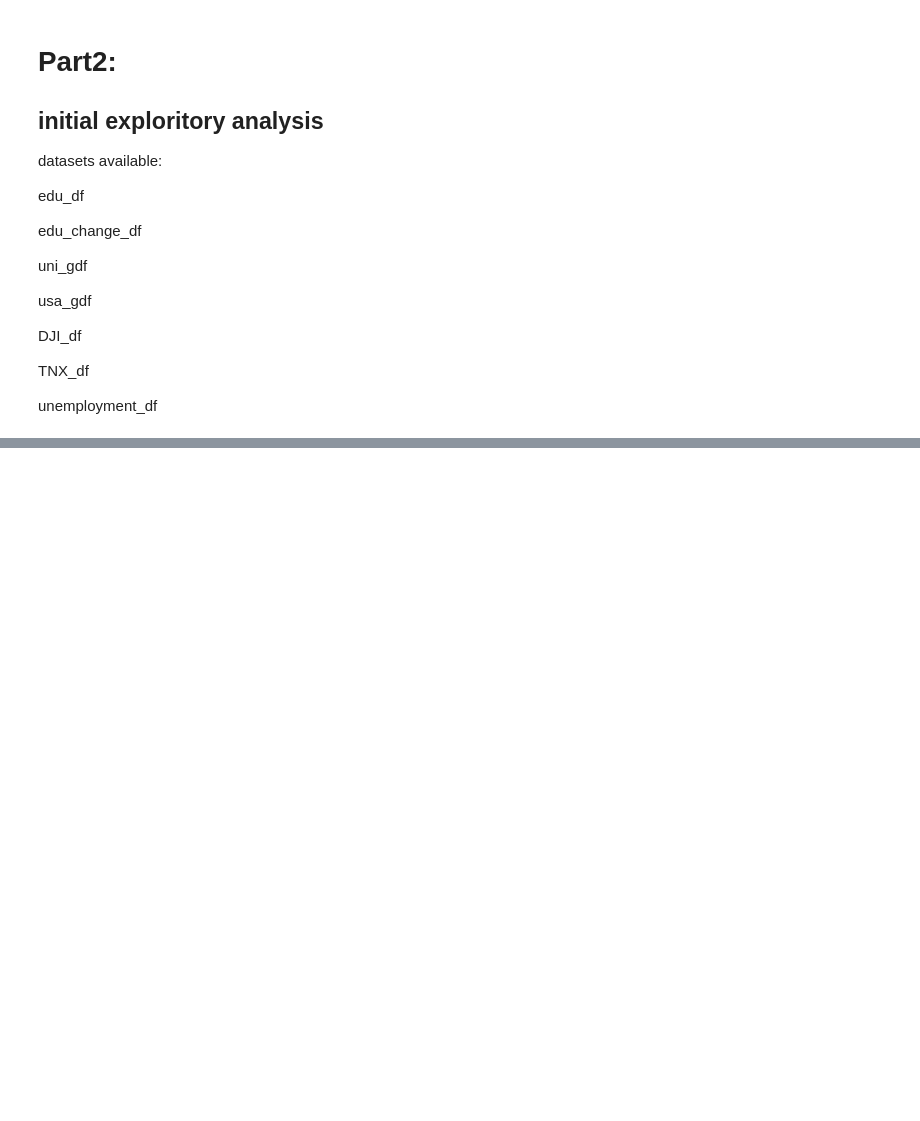
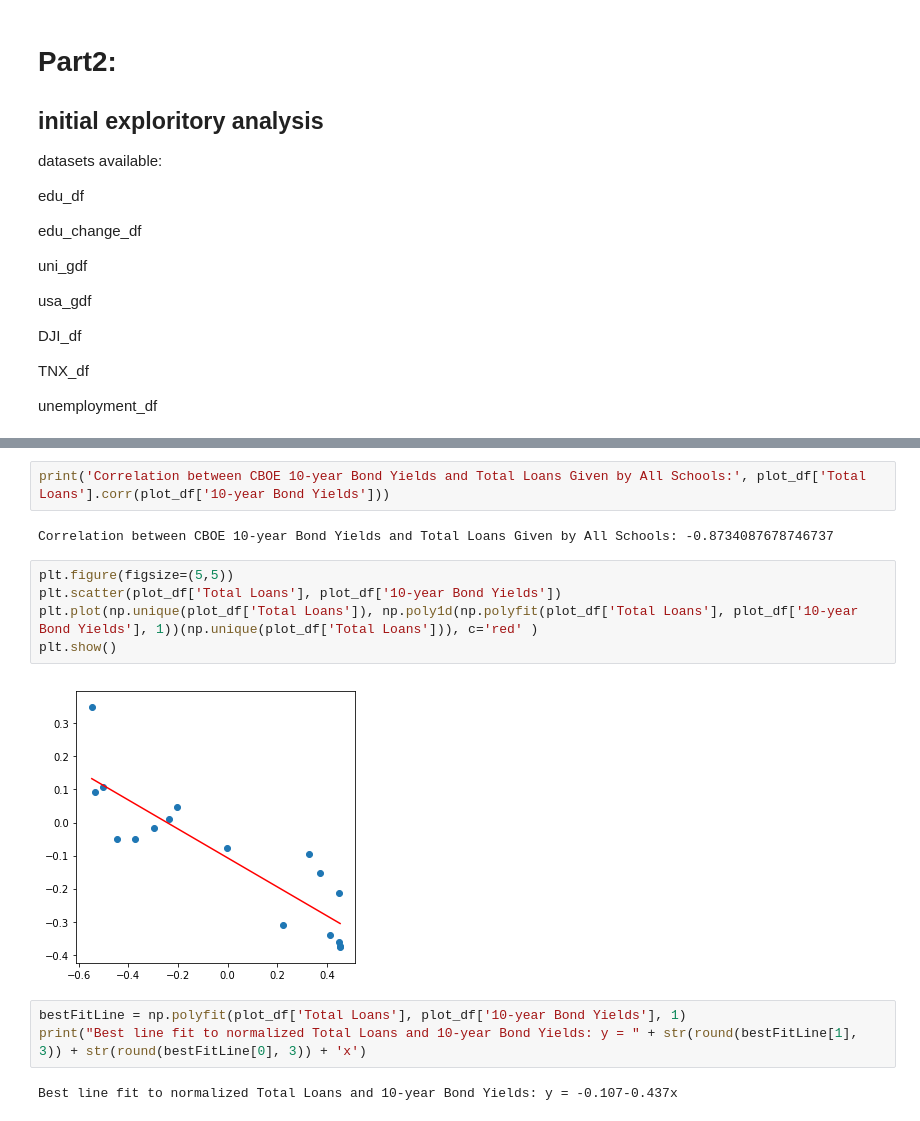
Before and after one commit to cyu1221/CS506, a Jupyter notebook: notebook/project_notebook.ipynb, the cells around one changed output, grey strips where cells are left out. Saved outputs shown, nothing was run; the diff lists cells and outputs as text; blank space fills up the shorter version.

```diff
--- a/notebook/project_notebook.ipynb
+++ b/notebook/project_notebook.ipynb
@@ -84,0 +134,16 @@ unemployment_df.plot(title="US Unemployment Rate")
+# %%
+print('Correlation between CBOE 10-year Bond Yields and Total Loans Given by All Schools:', plot_df['Total Loans'].corr(plot_df['10-year Bond Yields']))
+# %% [output]
+Correlation between CBOE 10-year Bond Yields and Total Loans Given by All Schools: -0.8734087678746737
+# %%
+plt.figure(figsize=(5,5))
+plt.scatter(plot_df['Total Loans'], plot_df['10-year Bond Yields'])
+plt.plot(np.unique(plot_df['Total Loans']), np.poly1d(np.polyfit(plot_df['Total Loans'], plot_df['10-year Bond Yields'], 1))(np.unique(plot_df['Total Loans'])), c='red' )
+plt.show()
+# %% [output]
+[figure, added]
+# %%
+bestFitLine = np.polyfit(plot_df['Total Loans'], plot_df['10-year Bond Yields'], 1)
+print("Best line fit to normalized Total Loans and 10-year Bond Yields: y = " + str(round(bestFitLine[1], 3)) + str(round(bestFitLine[0], 3)) + 'x')
+# %% [output]
+Best line fit to normalized Total Loans and 10-year Bond Yields: y = -0.107-0.437x
```
Also changed, not shown: parts of 7 cells of this notebook, 3 other files.
